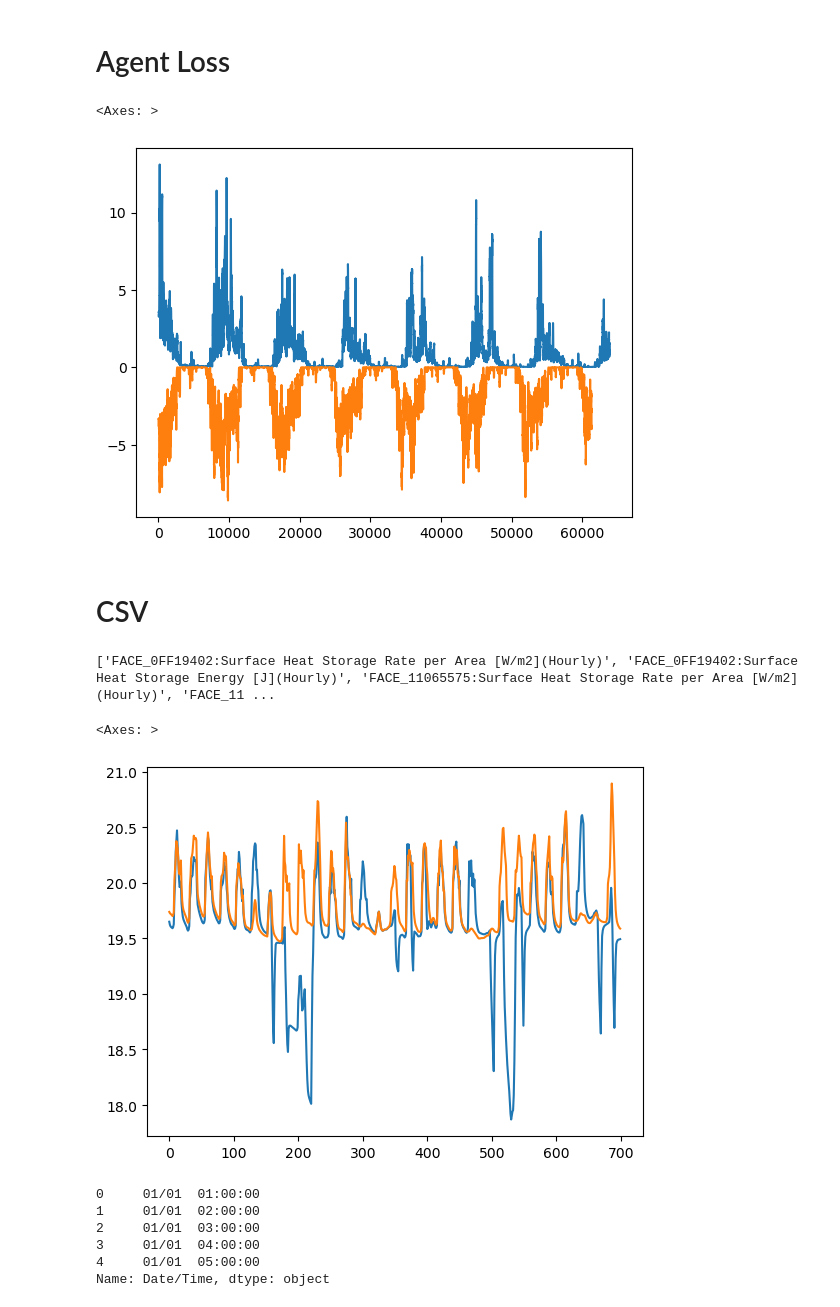
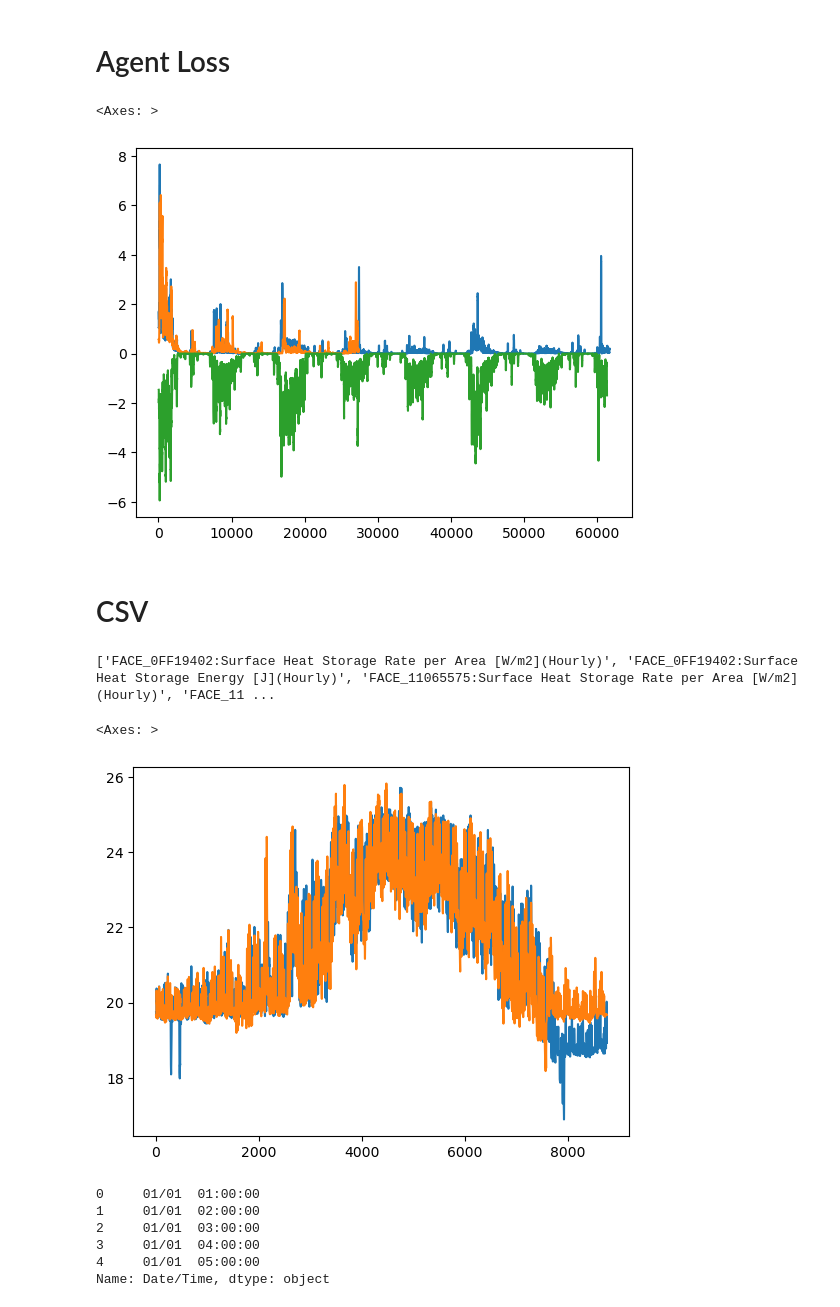
Before and after one commit to Lundkjaer/ClimAIte, a Jupyter notebook: EMS_work/post_processing.ipynb, the cells around one changed output. Drawn from its saved outputs; the diff is of its cells as text; code cells hidden in the pictures.

```diff
--- a/EMS_work/post_processing.ipynb
+++ b/EMS_work/post_processing.ipynb
@@ -8,5 +8,8 @@ import matplotlib.pyplot as plt
 # Agent actions from Memory
 # %%
 
-memory_csv = pd.read_csv(r"W:\Insync\GDrive\Main\TU Delft\Thesis\DRL runs 03\Building-InsuBASE-MassBASE\RL24hAllRNN\agent memory.csv")
+# memory_csv = pd.read_csv(r"W:\Insync\GDrive\Main\TU Delft\Thesis\DRL runs 04\Building-InsuBASE-MassBASE\RL24hAllRNN\agent memory.csv")
+memory_csv = pd.read_csv(r"W:\Insync\GDrive\Main\TU Delft\Thesis\DRL runs 05\Building-InsuBASE-MassBASE\RL24hAllRNN\agent memory.csv")
+# memory_csv = pd.read_csv(r"W:\Insync\GDrive\Main\TU Delft\Thesis\DRL runs 04\Building-InsuBASE-MassBASE\RL04hAllRNN\agent memory.csv")
+# memory_csv = pd.read_csv(r"W:\Insync\GDrive\Main\TU Delft\Thesis\DRL runs 04\Building-InsuBASE-MassBASE\RL04hNoSolarRNN\agent memory.csv")
 # memory_csv = pd.read_csv(r"W:\Insync\GDrive\Main\TU Delft\Thesis\DRL runs\Building-InsuUP-MassUP\RL04hFlatInput\agent memory.csv")
@@ -49,11 +79,15 @@ lossdf = pd.read_csv(r"W:\Insync\GDrive\Main\TU Delft\Thesis\DRL runs 03\Buildin
 # %%
-rollloss = lossdf['0'] * 1
-rollloss.rolling(50).mean().plot()
+rollloss4 = lossdf5noexp['0'] * 1
+rollloss4.rolling(50).mean().plot()
+# memory_csv['next_reward'].rolling(50).mean().plot()
+# # repeat
+rollloss5 = lossdf5['0'] * 1
+rollloss5.rolling(50).mean().plot()
 memory_csv['next_reward'].rolling(50).mean().plot()
 # rollloss.plot()
 # rolling(702, min_periods=1, center=True).mean()
 # %% [output]
 <Axes: >
-[figure, old version]
+[figure, new version]
 # %% [markdown]
 # CSV
@@ -64,14 +94,34 @@ dfcsv04rnn = pd.read_csv(r"W:\Insync\GDrive\Main\TU Delft\Thesis\DRL runs 04\Bui
+# %%
+dfcsvbase = pd.read_csv(r"W:\Insync\GDrive\Main\TU Delft\Thesis\DRL runs\Building-InsuBASE-MassBASE\EPBaseline\out\eplusout.csv")
+dfcsv = pd.read_csv(r"W:\Insync\GDrive\Main\TU Delft\Thesis\DRL runs 03\Building-InsuBASE-MassBASE\RL24hAllRNN\out\eplusout.csv")
+dfcsv4rnn24 = pd.read_csv(r"W:\Insync\GDrive\Main\TU Delft\Thesis\DRL runs 04\Building-InsuBASE-MassBASE\RL24hAllRNN\out\eplusout.csv")
+dfcsv5rnn24 = pd.read_csv(r"W:\Insync\GDrive\Main\TU Delft\Thesis\DRL runs 05\Building-InsuBASE-MassBASE\RL24hAllRNN\out\eplusout.csv")
+# dfcsv4rnn24u = pd.read_csv(r"W:\Insync\GDrive\Main\TU Delft\Thesis\DRL runs 04\Building-InsuBASE-MassDW\RL24hAllRNN\out\eplusout.csv")
+# dfcsv4rnn24d = pd.read_csv(r"W:\Insync\GDrive\Main\TU Delft\Thesis\DRL runs 04\Building-InsuBASE-MassUP\RL24hAllRNN\out\eplusout.csv")
+# dfcsv4rnn24Nosol = pd.read_csv(r"W:\Insync\GDrive\Main\TU Delft\Thesis\DRL runs 04\Building-InsuBASE-MassBASE\RL24hNoSolarRNN\out\eplusout.csv")
+# dfcsv4rnn04 = pd.read_csv(r"W:\Insync\GDrive\Main\TU Delft\Thesis\DRL runs 04\Building-InsuBASE-MassBASE\RL04hAllRNN\out\eplusout.csv")
+# dfcsv4rnn04Nosol = pd.read_csv(r"W:\Insync\GDrive\Main\TU Delft\Thesis\DRL runs 04\Building-InsuBASE-MassBASE\RL04hNoSolarRNN\out\eplusout.csv")
+# dfcsvnoforesight = pd.read_csv(r"W:\Insync\GDrive\Main\TU Delft\Thesis\DRL runs 04\Building-InsuBASE-MassBASE\RLBaseNoForesight\out\eplusout.csv")
+# dfcsvflatinputs = pd.read_csv(r"W:\Insync\GDrive\Main\TU Delft\Thesis\DRL runs 04\Building-InsuBASE-MassBASE\RL04hFlatInput\out\eplusout.csv")
 # %%
 storage = [x for x in list(dfcsv.columns) if 'Storage' in x]
 print(storage)
 # dfcsv[storage[-2:-1]].plot()
-dfcsv['Z1_GROUND_FLOOR:Zone Operative Temperature [C](Hourly)'][:700].plot()
-# dfcsvbase['Z1_GROUND_FLOOR:Zone Operative Temperature [C](Hourly)'][:700].plot()
-dfcsv04rnn['Z1_GROUND_FLOOR:Zone Operative Temperature [C](Hourly)'][:700].plot()
+# dfcsv['Z1_GROUND_FLOOR:Zone Operative Temperature [C](Hourly)'][:].plot()
+# dfcsvbase['Z1_GROUND_FLOOR:Zone Operative Temperature [C](Hourly)'][:].plot()
+dfcsv4rnn24['Z1_GROUND_FLOOR:Zone Operative Temperature [C](Hourly)'][:].plot()
+dfcsv5rnn24['Z1_GROUND_FLOOR:Zone Operative Temperature [C](Hourly)'][:].plot()
+# dfcsv4rnn24u['Z1_GROUND_FLOOR:Zone Operative Temperature [C](Hourly)'][:].plot()
+# dfcsv4rnn24d['Z1_GROUND_FLOOR:Zone Operative Temperature [C](Hourly)'][:].plot()
+# dfcsv4rnn04['Z1_GROUND_FLOOR:Zone Operative Temperature [C](Hourly)'][:].plot()
+# dfcsv4rnn24Nosol['Z1_GROUND_FLOOR:Zone Operative Temperature [C](Hourly)'][:].plot()
+# dfcsv4rnn04Nosol['Z1_GROUND_FLOOR:Zone Operative Temperature [C](Hourly)'][:].plot()
+# dfcsvnoforesight['Z1_GROUND_FLOOR:Zone Operative Temperature [C](Hourly)'][:].plot()
+# dfcsvflatinputs['Z1_GROUND_FLOOR:Zone Operative Temperature [C](Hourly)'][:].plot()
 # %% [output]
 ['FACE_0FF19402:Surface Heat Storage Rate per Area [W/m2](Hourly)', 'FACE_0FF19402:Surface Heat Storage Energy [J](Hourly)', 'FACE_11065575:Surface Heat Storage Rate per Area [W/m2](Hourly)', 'FACE_11 ...
 <Axes: >
-[figure, old version]
+[figure, new version]
 # %%
 # dfcsv['Z1_GROUND_FLOOR IDEAL LOADS AIR SYSTEM:Zone Ideal Loads Supply Air Total Heating Energy [J](Hourly)'].dropna().plot()
 
```
Also changed, not shown: parts of 21 cells of this notebook, 3 other files.
